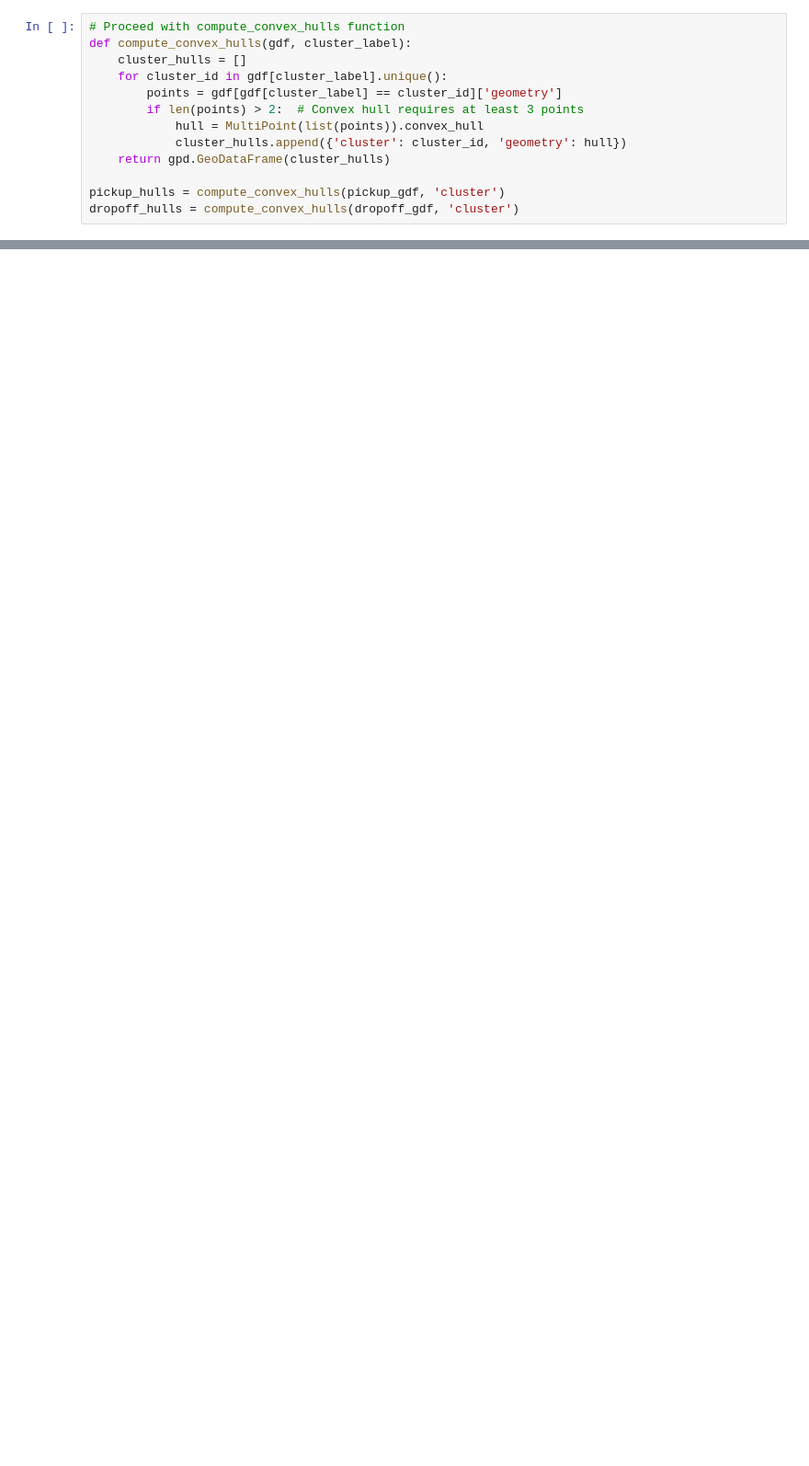
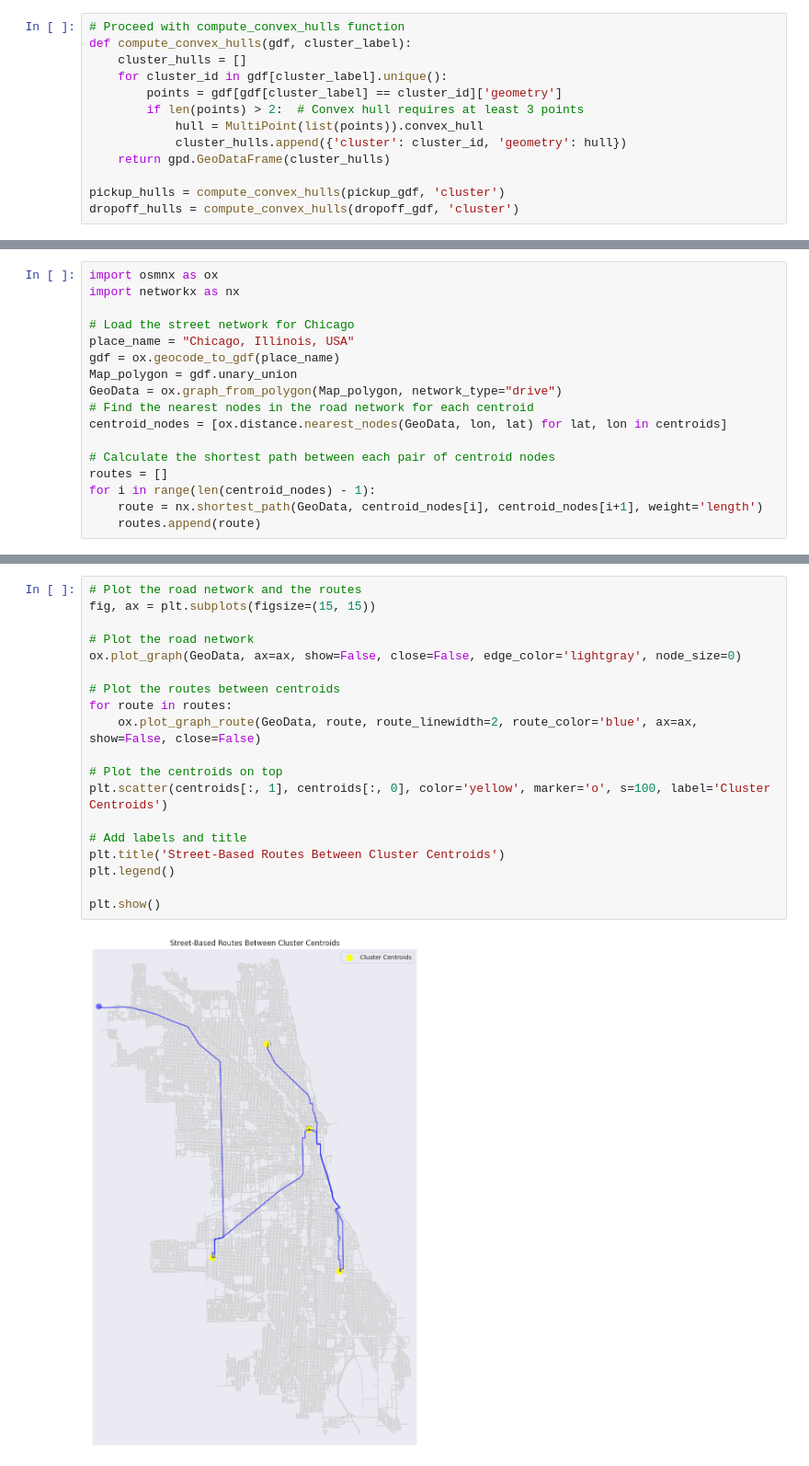
Before and after one commit to sboof911/City-life, a Jupyter notebook: CityLife.ipynb, the cells around one changed output, grey strips where cells are left out. Shown at 92% size. Cells and saved outputs as stored; diff of their text form; blank space fills up the shorter version.

```diff
--- a/CityLife.ipynb
+++ b/CityLife.ipynb
@@ -294,0 +322,17 @@ for data_type, hulls, title in [('Pickup', pickup_hulls, 'Pickup Clusters Densit
+# %%
+import osmnx as ox
+import networkx as nx
+
+# Load the street network for Chicago
+place_name = "Chicago, Illinois, USA"
+gdf = ox.geocode_to_gdf(place_name)
+Map_polygon = gdf.unary_union
+GeoData = ox.graph_from_polygon(Map_polygon, network_type="drive")
+# Find the nearest nodes in the road network for each centroid
+centroid_nodes = [ox.distance.nearest_nodes(GeoData, lon, lat) for lat, lon in centroids]
+
+# Calculate the shortest path between each pair of centroid nodes
+routes = []
+for i in range(len(centroid_nodes) - 1):
+    route = nx.shortest_path(GeoData, centroid_nodes[i], centroid_nodes[i+1], weight='length')
+    routes.append(route)
@@ -294,0 +341,21 @@ for data_type, hulls, title in [('Pickup', pickup_hulls, 'Pickup Clusters Densit
+# %%
+# Plot the road network and the routes
+fig, ax = plt.subplots(figsize=(15, 15))
+
+# Plot the road network
+ox.plot_graph(GeoData, ax=ax, show=False, close=False, edge_color='lightgray', node_size=0)
+
+# Plot the routes between centroids
+for route in routes:
+    ox.plot_graph_route(GeoData, route, route_linewidth=2, route_color='blue', ax=ax, show=False, close=False)
+
+# Plot the centroids on top
+plt.scatter(centroids[:, 1], centroids[:, 0], color='yellow', marker='o', s=100, label='Cluster Centroids')
+
+# Add labels and title
+plt.title('Street-Based Routes Between Cluster Centroids')
+plt.legend()
+
+plt.show()
+# %% [output]
+[figure, added]
```
Also changed, not shown: parts of 43 cells of this notebook.
